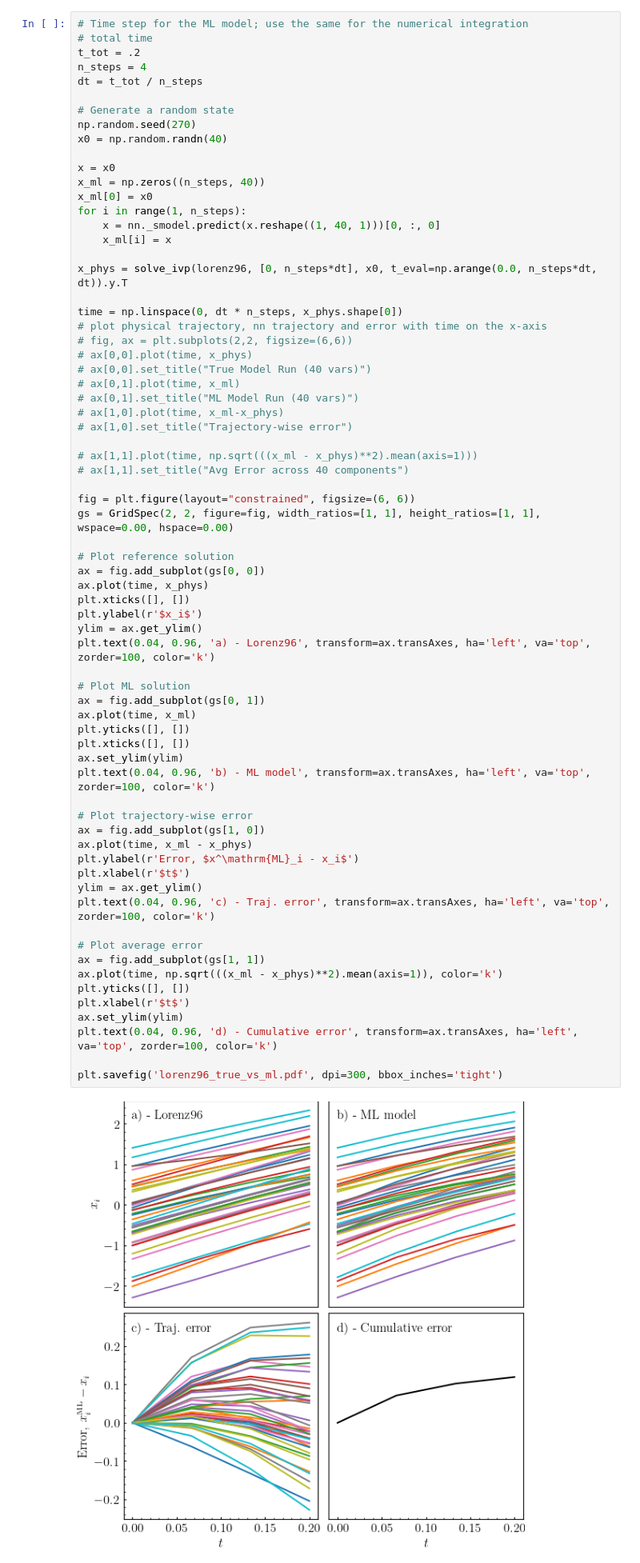
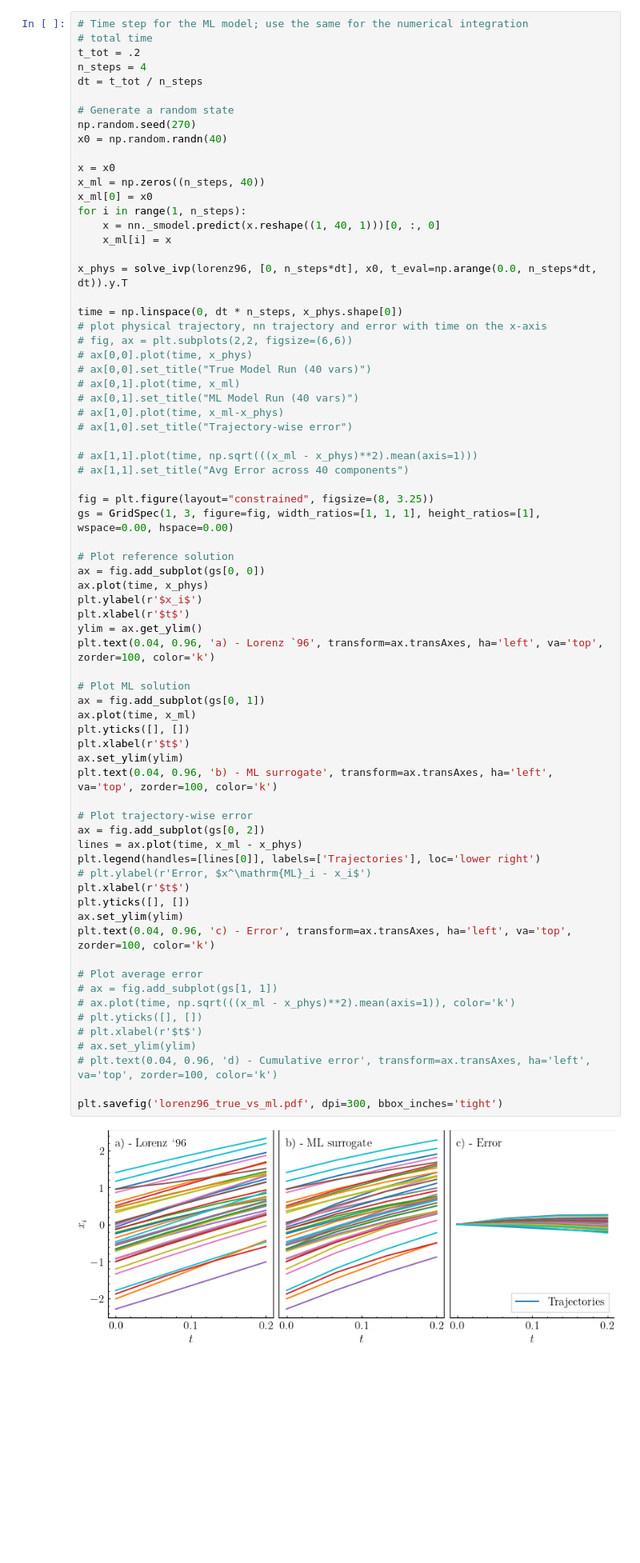
Before and after one commit to Julians42/ACM270, a Jupyter notebook: lorenz96/eki_lorenz96_carter_plots.ipynb, the cells around one changed output. Shown at 80% size. Saved outputs shown, nothing was run; the diff lists cells and outputs as text; blank space fills up the shorter version.

Commit message:
Update plots with new ML part

```diff
--- a/lorenz96/eki_lorenz96_carter_plots.ipynb
+++ b/lorenz96/eki_lorenz96_carter_plots.ipynb
@@ -32,51 +32,53 @@ time = np.linspace(0, dt * n_steps, x_phys.shape[0])
 # ax[0,0].plot(time, x_phys)
 # ax[0,0].set_title("True Model Run (40 vars)")
 # ax[0,1].plot(time, x_ml)
 # ax[0,1].set_title("ML Model Run (40 vars)")
 # ax[1,0].plot(time, x_ml-x_phys)
 # ax[1,0].set_title("Trajectory-wise error")
 
 # ax[1,1].plot(time, np.sqrt(((x_ml - x_phys)**2).mean(axis=1)))
 # ax[1,1].set_title("Avg Error across 40 components")
 
-fig = plt.figure(layout="constrained", figsize=(6, 6))
-gs = GridSpec(2, 2, figure=fig, width_ratios=[1, 1], height_ratios=[1, 1], wspace=0.00, hspace=0.00)
+fig = plt.figure(layout="constrained", figsize=(8, 3.25))
+gs = GridSpec(1, 3, figure=fig, width_ratios=[1, 1, 1], height_ratios=[1], wspace=0.00, hspace=0.00)
 
 # Plot reference solution
 ax = fig.add_subplot(gs[0, 0])
 ax.plot(time, x_phys)
-plt.xticks([], [])
 plt.ylabel(r'$x_i$')
+plt.xlabel(r'$t$')
 ylim = ax.get_ylim()
-plt.text(0.04, 0.96, 'a) - Lorenz96', transform=ax.transAxes, ha='left', va='top', zorder=100, color='k')
+plt.text(0.04, 0.96, 'a) - Lorenz `96', transform=ax.transAxes, ha='left', va='top', zorder=100, color='k')
 
 # Plot ML solution
 ax = fig.add_subplot(gs[0, 1])
 ax.plot(time, x_ml)
 plt.yticks([], [])
-plt.xticks([], [])
+plt.xlabel(r'$t$')
 ax.set_ylim(ylim)
-plt.text(0.04, 0.96, 'b) - ML model', transform=ax.transAxes, ha='left', va='top', zorder=100, color='k')
+plt.text(0.04, 0.96, 'b) - ML surrogate', transform=ax.transAxes, ha='left', va='top', zorder=100, color='k')
 
 # Plot trajectory-wise error
-ax = fig.add_subplot(gs[1, 0])
-ax.plot(time, x_ml - x_phys)
-plt.ylabel(r'Error, $x^\mathrm{ML}_i - x_i$')
+ax = fig.add_subplot(gs[0, 2])
+lines = ax.plot(time, x_ml - x_phys)
+plt.legend(handles=[lines[0]], labels=['Trajectories'], loc='lower right')
+# plt.ylabel(r'Error, $x^\mathrm{ML}_i - x_i$')
 plt.xlabel(r'$t$')
-ylim = ax.get_ylim()
-plt.text(0.04, 0.96, 'c) - Traj. error', transform=ax.transAxes, ha='left', va='top', zorder=100, color='k')
+plt.yticks([], [])
+ax.set_ylim(ylim)
+plt.text(0.04, 0.96, 'c) - Error', transform=ax.transAxes, ha='left', va='top', zorder=100, color='k')
 
 # Plot average error
-ax = fig.add_subplot(gs[1, 1])
-ax.plot(time, np.sqrt(((x_ml - x_phys)**2).mean(axis=1)), color='k')
-plt.yticks([], [])
-plt.xlabel(r'$t$')
-ax.set_ylim(ylim)
-plt.text(0.04, 0.96, 'd) - Cumulative error', transform=ax.transAxes, ha='left', va='top', zorder=100, color='k')
+# ax = fig.add_subplot(gs[1, 1])
+# ax.plot(time, np.sqrt(((x_ml - x_phys)**2).mean(axis=1)), color='k')
+# plt.yticks([], [])
+# plt.xlabel(r'$t$')
+# ax.set_ylim(ylim)
+# plt.text(0.04, 0.96, 'd) - Cumulative error', transform=ax.transAxes, ha='left', va='top', zorder=100, color='k')
 
 plt.savefig('lorenz96_true_vs_ml.pdf', dpi=300, bbox_inches='tight')
 # %% [output]
-[figure, old version]
+[figure, new version]
 # %%
 y = x_phys[-1,:] # extract values we want to fit with EKI
 # %% [markdown]
```
Also changed, not shown: parts of 54 cells of this notebook.
